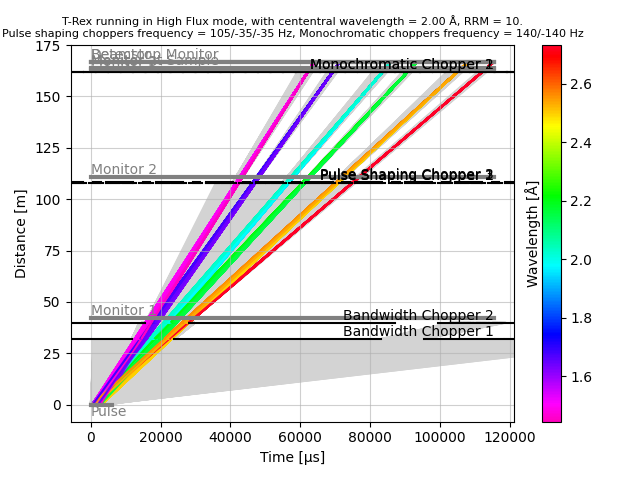
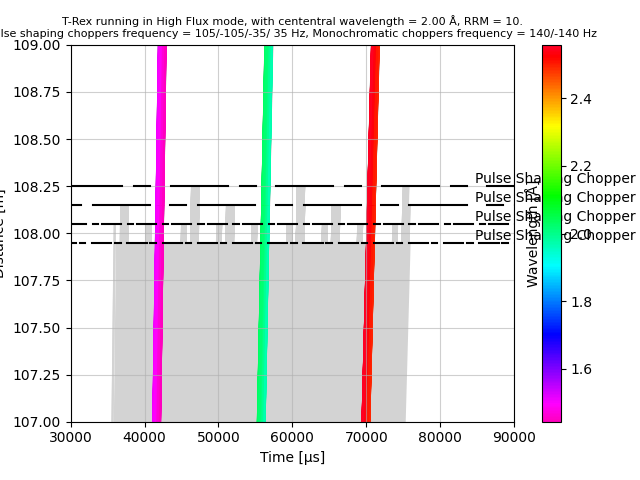
The change to this notebook cell's code, shown as a diff; its figure went from the first image to the second:
--- before
+++ after
@@ -4,5 +4,5 @@
     mode=mode,
     t_offset=T_OFFSET,
-    chopper_slowdown=(1, 3, 3, 1, 1),
+    chopper_slowdown=(1, 1, 3, 3, 1, 1),
 )
 res3 = trex.run()
@@ -14,2 +14,4 @@
 ax.grid(alpha=0.6)
 fig.tight_layout()
+ax.set_xlim([30_000, 90_000])
+ax.set_ylim([107, 109])

Commit: Added four PS choppers